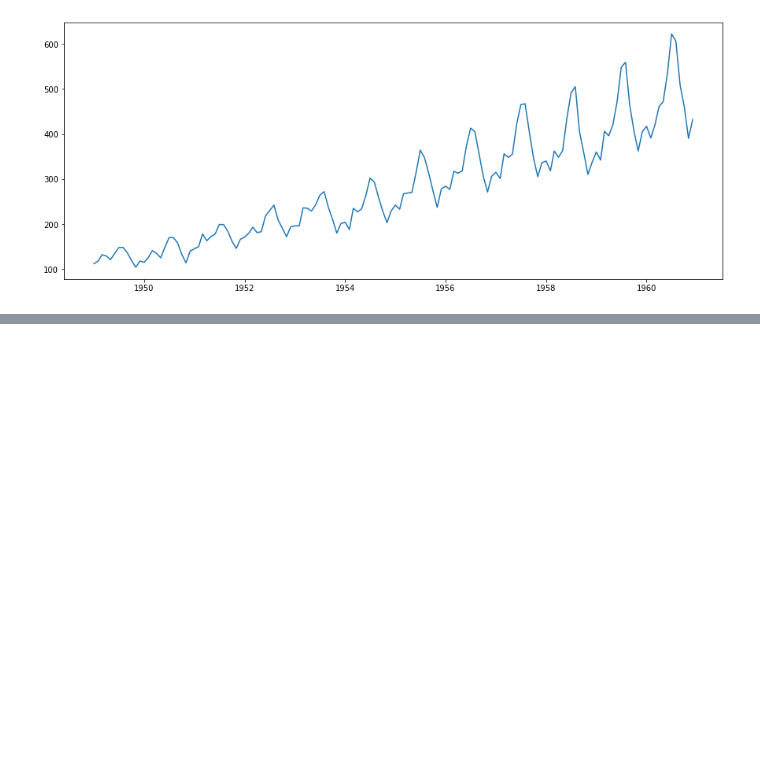
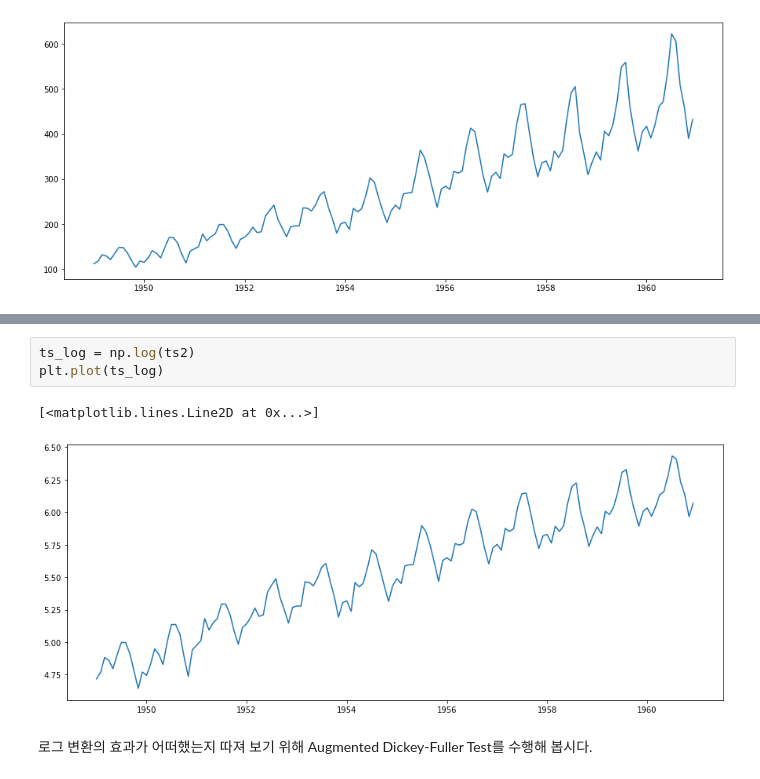
Before and after one commit to jiyeoon/aiffel, a Jupyter notebook: Week3/Exploration6(1).ipynb, the cells around one changed output, grey strips where cells are left out. Saved outputs shown, nothing was run; the diff lists cells and outputs as text; blank space fills up the shorter version.

```diff
--- a/Week3/Exploration6(1).ipynb
+++ b/Week3/Exploration6(1).ipynb
@@ -177,0 +271,8 @@ plt.plot(ts2)
+# %%
+ts_log = np.log(ts2)
+plt.plot(ts_log)
+# %% [output]
+[<matplotlib.lines.Line2D at 0x...>]
+[figure, added]
+# %% [markdown]
+로그 변환의 효과가 어떠했는지 따져 보기 위해 Augmented Dickey-Fuller Test를 수행해 봅시다.
```
Also changed, not shown: parts of 53 cells of this notebook.
